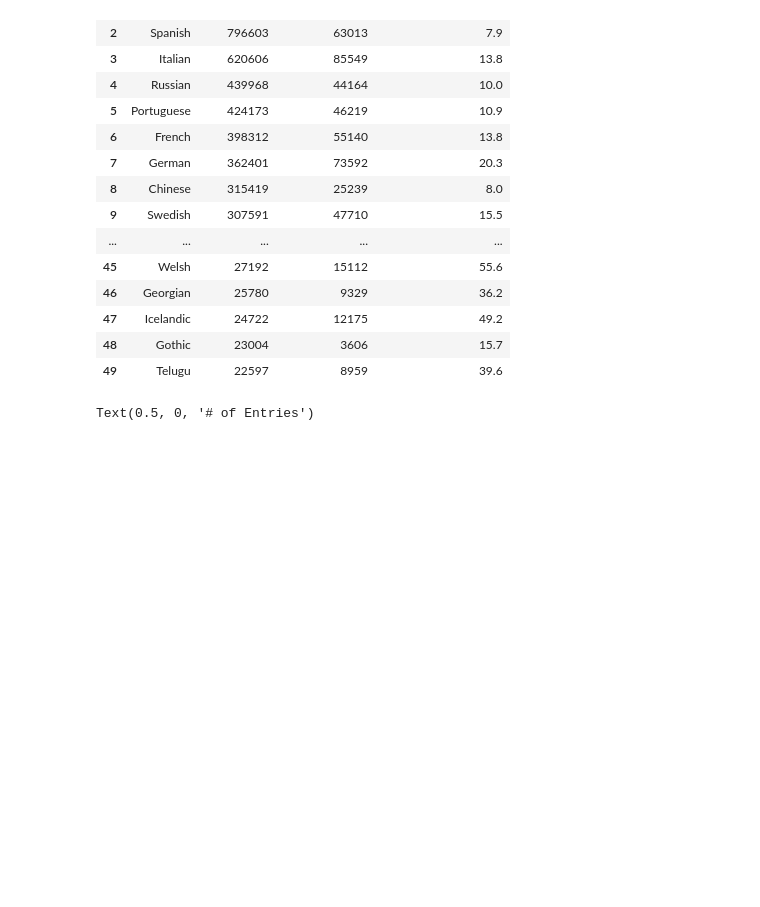
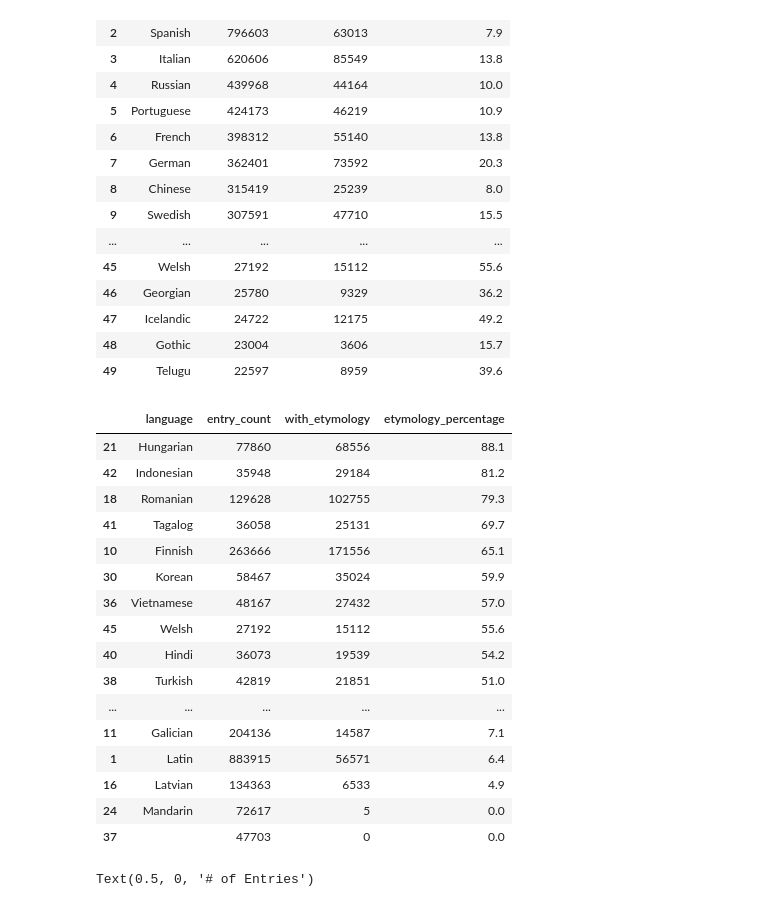
Before and after one commit to kebuhcah/wiktionary-browser, a Jupyter notebook: wiktionary-analysis.ipynb, the cells around one changed output. Cells and saved outputs as stored; diff of their text form; code cells hidden in the pictures; blank space fills up the shorter version.

```diff
--- a/wiktionary-analysis.ipynb
+++ b/wiktionary-analysis.ipynb
@@ -98,6 +98,26 @@ top_languages_result
 | 47 | Icelandic | 24722 | 12175 | 49.2 |
 | 48 | Gothic | 23004 | 3606 | 15.7 |
 | 49 | Telugu | 22597 | 8959 | 39.6 |
+# %%
+top_languages_result.sort_values('etymology_percentage', ascending=False)
+# %% [output]
+|  | language | entry_count | with_etymology | etymology_percentage |
+| 21 | Hungarian | 77860 | 68556 | 88.1 |
+| 42 | Indonesian | 35948 | 29184 | 81.2 |
+| 18 | Romanian | 129628 | 102755 | 79.3 |
+| 41 | Tagalog | 36058 | 25131 | 69.7 |
+| 10 | Finnish | 263666 | 171556 | 65.1 |
+| 30 | Korean | 58467 | 35024 | 59.9 |
+| 36 | Vietnamese | 48167 | 27432 | 57.0 |
+| 45 | Welsh | 27192 | 15112 | 55.6 |
+| 40 | Hindi | 36073 | 19539 | 54.2 |
+| 38 | Turkish | 42819 | 21851 | 51.0 |
+| ... | ... | ... | ... | ... |
+| 11 | Galician | 204136 | 14587 | 7.1 |
+| 1 | Latin | 883915 | 56571 | 6.4 |
+| 16 | Latvian | 134363 | 6533 | 4.9 |
+| 24 | Mandarin | 72617 | 5 | 0.0 |
+| 37 |  | 47703 | 0 | 0.0 |
 # %%
 df = top_languages_result[lambda x: ~x.language.isin(['Mandarin'])]
 
```
Also changed, not shown: parts of 2 cells of this notebook.
